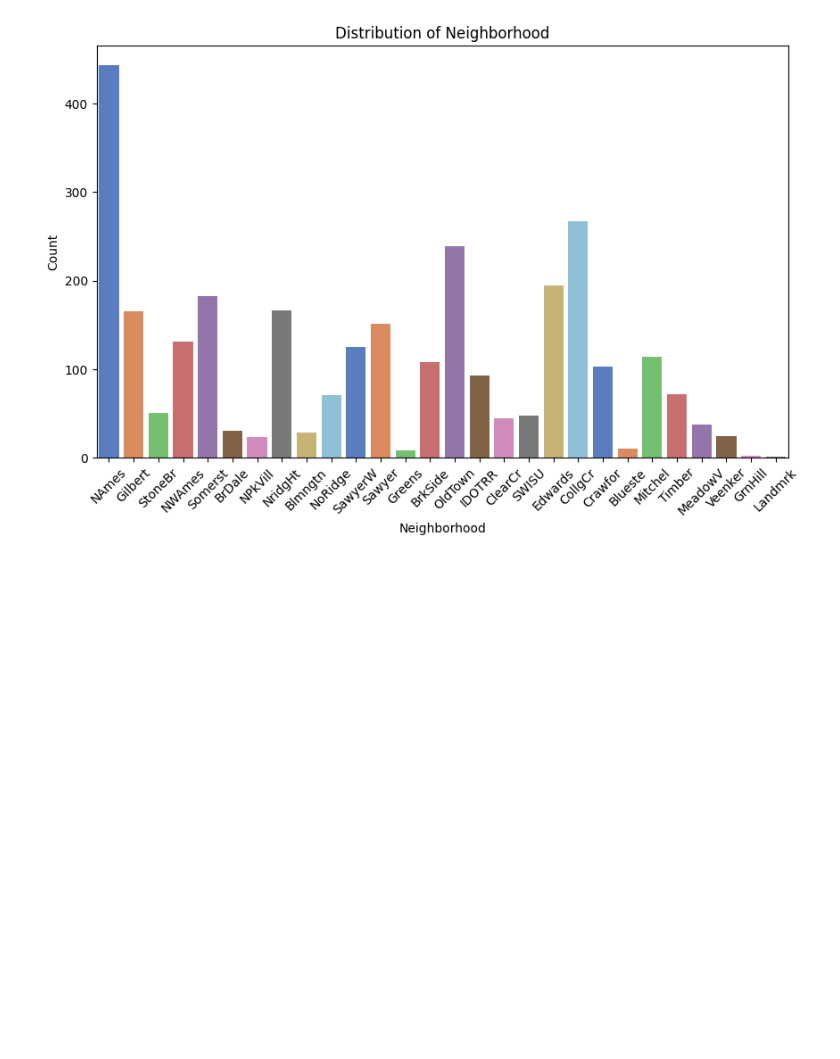
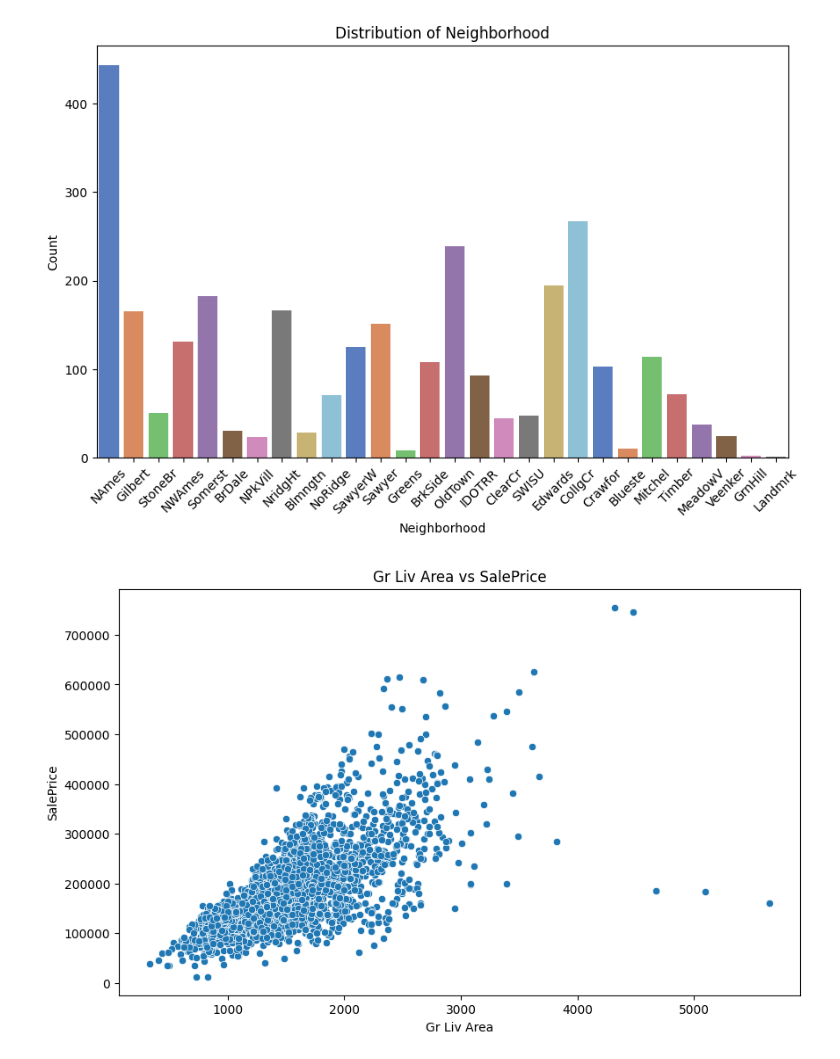
Before and after one commit to AZURIIEAL/MLOPs-Production-level, a Jupyter notebook: analysis/ExploratoryDataAnalysis.ipynb, the cells around one changed output. Cells and saved outputs as stored; diff of their text form; code cells hidden in the pictures; blank space fills up the shorter version.

```diff
--- a/analysis/ExploratoryDataAnalysis.ipynb
+++ b/analysis/ExploratoryDataAnalysis.ipynb
@@ -165,3 +149,8 @@ Passing `palette` without assigning `hue` is deprecated and will be removed in v
 
   sns.countplot(x=feature, data=df, palette="muted")
 [figure]
+# %%
+bivariate_analyzer = BivariateAnalyzer(NumericalVsNumericalAnalysis())
+bivariate_analyzer.execute_analysis(df, 'Gr Liv Area', 'SalePrice')
+# %% [output]
+[figure, added]
```
Also changed, not shown: parts of 6 cells of this notebook, 6 other files.
